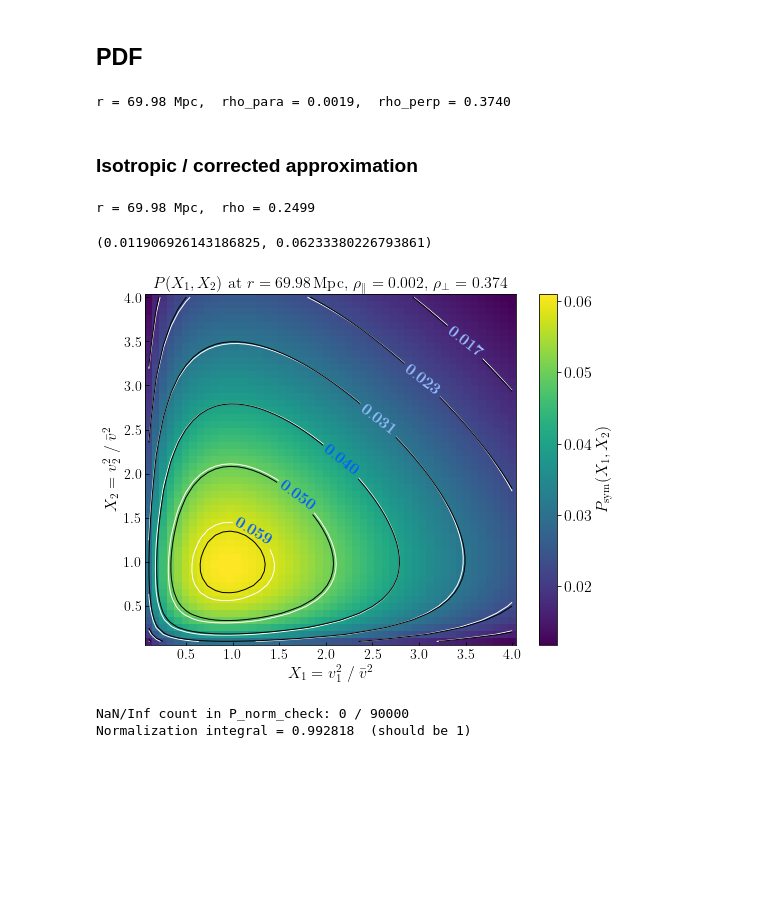
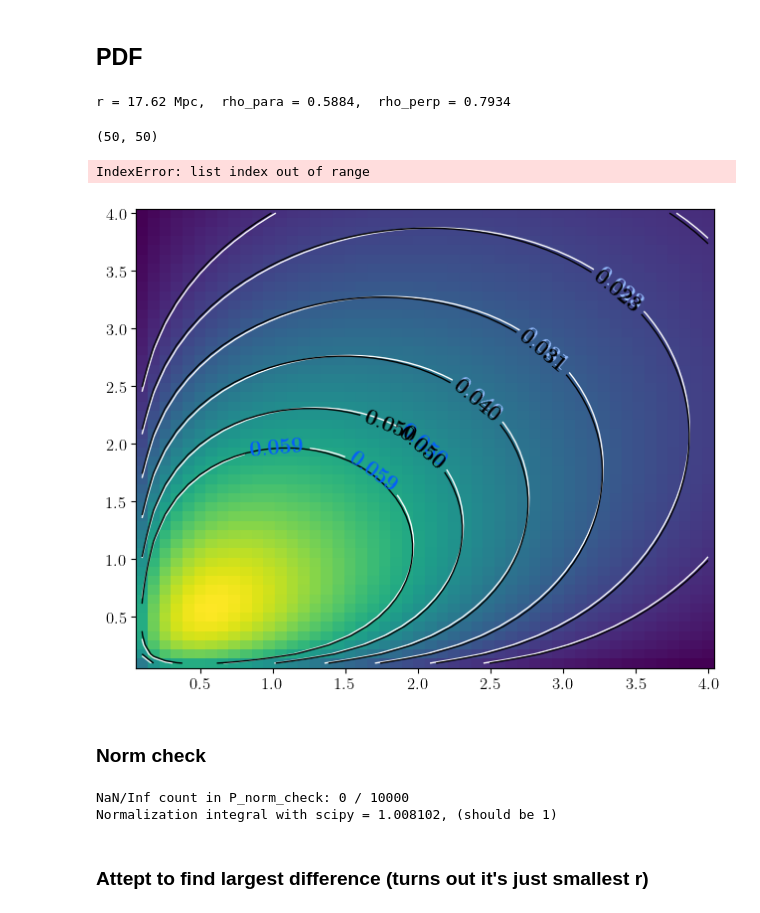
Before and after one commit to ryanyrzh/Zeus21, a Jupyter notebook: aniso_tests/high_res.ipynb, the cells around one changed output. Drawn from its saved outputs; the diff is of its cells as text; code cells hidden in the pictures; blank space fills up the shorter version.

```diff
--- a/aniso_tests/high_res.ipynb
+++ b/aniso_tests/high_res.ipynb
@@ -431,44 +432,39 @@ Y_arr = np.linspace(0.1, 4, 50)
 
 R1choose = 0
 R2choose = 0
-rchoose = 190  # index into rlist
+rchoose = 150
 
-# Pass scalar rho values at the chosen r; P_X_Y returns shape (1, n_X, n_Y)
 rho_para_val = float(xi_para_RR_CF[R1choose, R2choose, rchoose])
 rho_perp_val = float(xi_perp_RR_CF[R1choose, R2choose, rchoose])
+rho_corrected_val = float(np.sqrt((2 * rho_perp_val**2 + rho_para_val**2) / 3))
 
 print(f"r = {rlist[rchoose]:.2f} Mpc,  rho_para = {rho_para_val:.4f},  rho_perp = {rho_perp_val:.4f}")
 
 P_X_Y_arr = P_X_Y(X_arr, Y_arr, sigma_vcb**2, rho_para_val, rho_perp_val)
+P_X_Y_corrected_arr = P_X_Y(X_arr, Y_arr, sigma_vcb**2, rho_corrected_val, rho_corrected_val)
+
+P_slice = P_X_Y_arr
+P_corrected_slice = P_X_Y_corrected_arr
+
+# P_frac_diff = (P_corrected_slice - P_slice) / P_slice
+# max_frac_diff = np.max(np.abs(P_frac_diff))
+# max_diff_index = np.unravel_index(np.argmax(np.abs(P_frac_diff)), P_frac_diff.shape)
+# X_max_diff = X_arr[max_diff_index[0]]
+# print(f'max fractional diff = {max_frac_diff:.4f} at X = {X_max_diff:.4f}')
+P_diff = P_corrected_slice - P_slice
+max_diff = np.max(np.abs(P_diff))
+max_diff_index = np.unravel_index(np.argmax(np.abs(P_diff)), P_diff.shape)
+X_max_diff = X_arr[max_diff_index[0]]
+print(f'max absolute diff = {max_diff:.6f} at X = {X_max_diff:.4f}')
 # %% [output]
-r = 69.98 Mpc,  rho_para = 0.0019,  rho_perp = 0.3740
+r = 17.62 Mpc,  rho_para = 0.5884,  rho_perp = 0.7934
-# %% [markdown]
-### Isotropic / corrected approximation
-# %%
-X_arr = np.linspace(0.1, 4, 50)
-Y_arr = np.linspace(0.1, 4, 50)
-
-R1choose = 0
-R2choose = 0
-rchoose = 190  # index into rlist
-
-# Pass scalar rho values at the chosen r; P_X_Y returns shape (1, n_X, n_Y)
-# rho_corrected = np.sqrt((xi_para_RR_CF**2 + 2 * xi_perp_RR_CF**2) / 3)
-rho_corrected = (xi_para_RR_CF + 2 * xi_perp_RR_CF) / 3
-rho_corrected_val = float(rho_corrected[R1choose, R2choose, rchoose])
-
-print(f"r = {rlist[rchoose]:.2f} Mpc,  rho = {rho_corrected_val:.4f}")
-
-P_X_Y_corrected_arr = P_X_Y(X_arr, Y_arr, sigma_vcb**2, rho_corrected_val, rho_corrected_val)
-# %% [output]
-r = 69.98 Mpc,  rho = 0.2499
-# %%
-np.min(P_X_Y_arr), np.max(P_X_Y_arr)
-# %% [output]
-(0.011906926143186825, 0.06233380226793861)
+# %%
+P_X_Y_arr.shape
+# %% [output]
+(50, 50)
 # %%
-P_slice = P_X_Y_arr[0]
-P_corrected_slice = P_X_Y_corrected_arr[0]
+P_slice = P_X_Y_arr
+P_corrected_slice = P_X_Y_corrected_arr
 
 Xmesh, Ymesh = np.meshgrid(X_arr, Y_arr, indexing='ij')
 
@@ -476,7 +472,7 @@ fig, ax = plt.subplots(figsize=(7.5, 6))
 pos_vals = P_slice[np.isfinite(P_slice) & (P_slice > 0)]
 vmin = pos_vals.min() if len(pos_vals) > 0 else 1e-30
 vmax = pos_vals.max() if len(pos_vals) > 0 else 1.0
-im = ax.pcolormesh(Xmesh, Ymesh, P_corrected_slice, cmap='viridis',
+im = ax.pcolormesh(Xmesh, Ymesh, P_slice, cmap='viridis',
                 #    norm=LogNorm(vmin=vmin, vmax=vmax),
                    shading='auto')
 
@@ -521,45 +517,53 @@ placeholder_labels = ax.clabel(
     levels=shared_levels[:-1],
     inline=True,
     fmt=lambda v: rf'$\mathbf{{{v:.3f}}}$',
     manual=label_positions[:-1],
     fontsize=16,
 )
 placeholder_labels_ = ax.clabel(
     cs_corrected,
     levels=[shared_levels[-1]],
     inline=False,
     fmt=lambda v: rf'$\mathbf{{{v:.3f}}}$',
     manual=[label_positions[-1]],
     fontsize=16,
 )
 
 for t in placeholder_labels + placeholder_labels_:
     t.set_visible(False)
 
 cb = plt.colorbar(im, ax=ax)
 cb.ax.tick_params(labelsize=16)
 cb.set_label(r'$P_{\mathrm{sym}}(X_1,X_2)$', fontsize=16)
 
 ax.set_xlabel(r'$X_1 = v_1^2\;/\;\bar{v}^2$', fontsize=16)
 ax.set_ylabel(r'$X_2 = v_2^2\;/\;\bar{v}^2$', fontsize=16)
 ax.set_title(rf'$P(X_1,X_2)$ at $r = {rlist[rchoose]:.2f}\,\mathrm{{Mpc}}$'
              rf',  $\rho_{{\parallel}} = {rho_para_val:.3f}$,  $\rho_{{\perp}} = {rho_perp_val:.3f}$',
              fontsize=16)
 ax.tick_params(axis='both', which='both', direction='in', labelsize=14)
 plt.tight_layout()
 # %% [output]
+IndexError: list index out of range
-[figure, old version]
+[figure, new version]
+# %% [markdown]
+### Norm check
 # %%
-X_fine = np.linspace(1e-6, 30, 300)
-Y_fine = np.linspace(1e-6, 30, 300)
+from scipy.integrate import trapezoid
+X_fine = np.geomspace(1e-6, 30, 100)
+Y_fine = np.geomspace(1e-6, 30, 100)
 
-P_norm_check = P_X_Y(X_fine, Y_fine, sigma_vcb**2, rho_para_val, rho_perp_val)[0]
+P_norm_check = P_X_Y(X_fine, Y_fine, sigma_vcb**2, rho_para_val, rho_perp_val)
 
 n_nan = np.sum(~np.isfinite(P_norm_check))
 print(f"NaN/Inf count in P_norm_check: {n_nan} / {P_norm_check.size}")
 
-norm = np.trapz(np.trapz(P_norm_check, Y_fine, axis=1), X_fine)
-print(f"Normalization integral = {norm:.6f}  (should be 1)")
+# norm = np.trapz(np.trapz(P_norm_check, Y_fine, axis=1), X_fine)
+# print(f"Normalization integral = {norm:.6f}, (should be 1)")
+norm_scipy = trapezoid(trapezoid(P_norm_check, Y_fine, axis=1), X_fine)
+print(f"Normalization integral with scipy = {norm_scipy:.6f}, (should be 1)")
 # %% [output]
-NaN/Inf count in P_norm_check: 0 / 90000
-Normalization integral = 0.992818  (should be 1)
+NaN/Inf count in P_norm_check: 0 / 10000
+Normalization integral with scipy = 1.008102, (should be 1)
+# %% [markdown]
+### Attept to find largest difference (turns out it's just smallest r)
```
Also changed, not shown: parts of 10 cells of this notebook.
